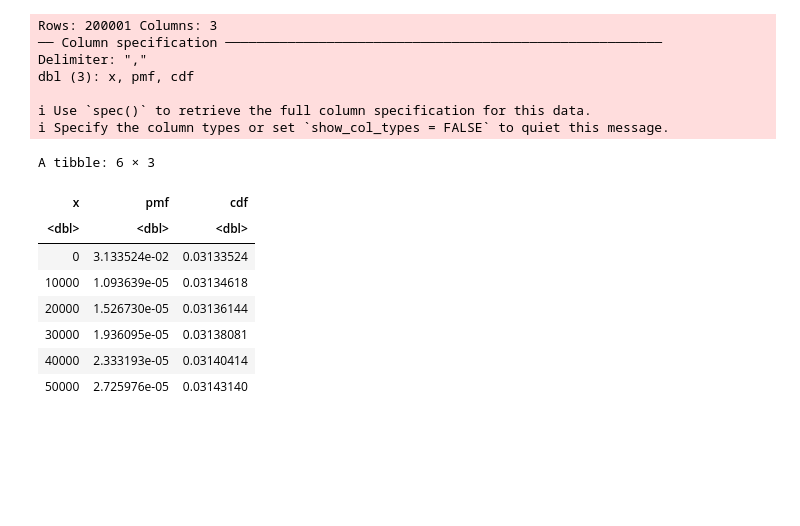
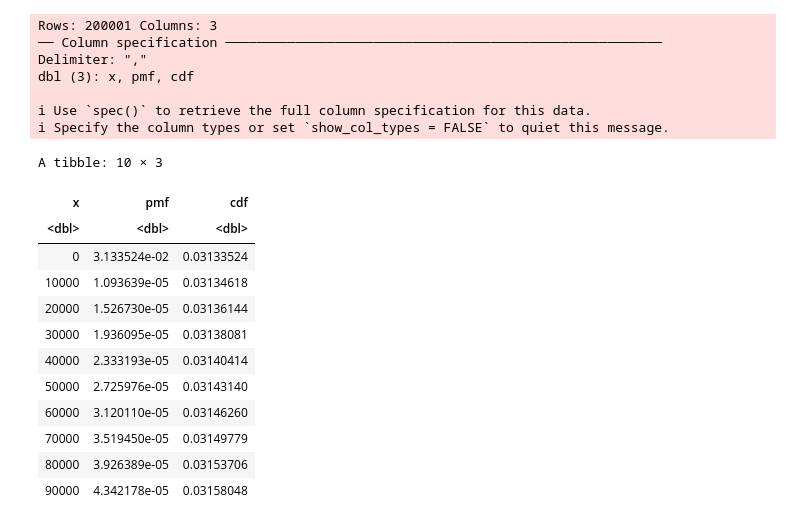
Before and after one commit to RiemannIntegrable/modelo-de-riesgo-colectivo-en-siniestros-de-autos, a Jupyter notebook: notebooks/pregunta1.ipynb, the cells around one changed output. Cells and saved outputs as stored; diff of their text form; code cells hidden in the pictures; blank space fills up the shorter version.

```diff
--- a/notebooks/pregunta1.ipynb
+++ b/notebooks/pregunta1.ipynb
@@ -1,36 +1,41 @@
 # %%
-# Ocultar mensajes y warnings para limpieza del notebook
+# Análisis de Distribución Zero-Modified Gamma para Pérdidas Agregadas
+# Modelo S = I × Z donde I es indicadora y Z ~ Gamma
+
 suppressPackageStartupMessages({
   library(tidyverse)
-  library(mixtools)
-  library(fitdistrplus)
-  library(goftest)
-  library(stats4)
+  library(actuar)
+  library(gamlss)
+  library(MASS)
   library(ggplot2)
   library(gridExtra)
 })
 
-# Leer el archivo CSV
+# Cargar datos de pérdidas agregadas
 df <- read_csv("../data/output/perdida_agregada_total_portafolio.csv") %>%
   arrange(x)
 
-# Visualizar primeras filas
-head(df)
+# Visualizar datos
+head(df, 10)
 # %% [output]
 Rows: 200001 Columns: 3
 ── Column specification ────────────────────────────────────────────────────────
 Delimiter: ","
 dbl (3): x, pmf, cdf
 
 ℹ Use `spec()` to retrieve the full column specification for this data.
 ℹ Specify the column types or set `show_col_types = FALSE` to quiet this message.
-A tibble: 6 × 3
+A tibble: 10 × 3
 | x | pmf | cdf |
 | <dbl> | <dbl> | <dbl> |
 | 0 | 3.133524e-02 | 0.03133524 |
 | 10000 | 1.093639e-05 | 0.03134618 |
 | 20000 | 1.526730e-05 | 0.03136144 |
 | 30000 | 1.936095e-05 | 0.03138081 |
 | 40000 | 2.333193e-05 | 0.03140414 |
 | 50000 | 2.725976e-05 | 0.03143140 |
+| 60000 | 3.120110e-05 | 0.03146260 |
+| 70000 | 3.519450e-05 | 0.03149779 |
+| 80000 | 3.926389e-05 | 0.03153706 |
+| 90000 | 4.342178e-05 | 0.03158048 |
 # %%
```
Also changed, not shown: parts of 12 cells of this notebook, 6 other files.
